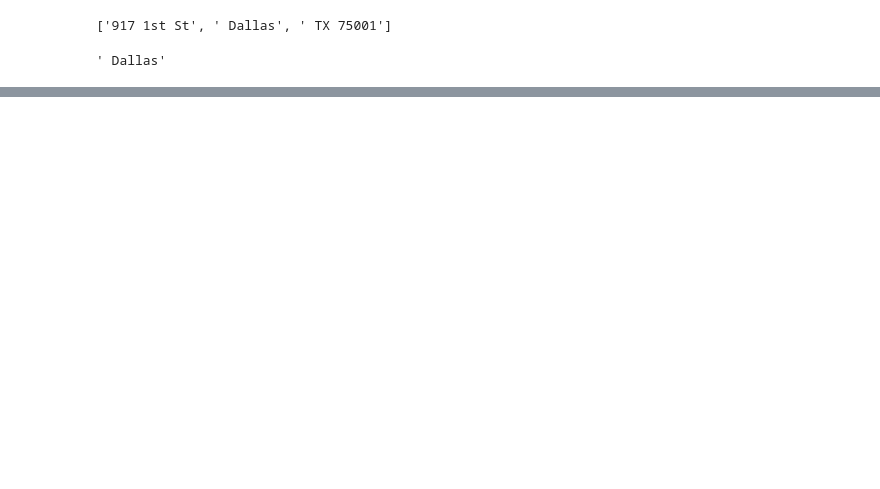
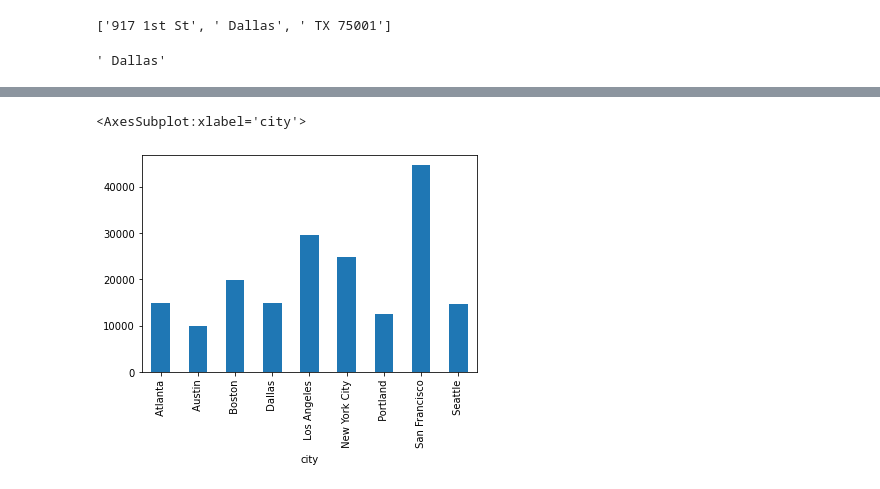
Before and after one commit to sheddyranking/Sales_data_analysis, a Jupyter notebook: sales_analysis.ipynb, the cells around one changed output, grey strips where cells are left out. Cells and saved outputs as stored; diff of their text form; code cells hidden in the pictures; blank space fills up the shorter version.

Commit message:
cities with the highest order

```diff
--- a/sales_analysis.ipynb
+++ b/sales_analysis.ipynb
@@ -254,0 +270,7 @@ all_data.head()
+# %%
+##Visualize
+all_data.groupby('city')['city'].count().plot.bar()
+#plt.savefig('highest_order_city',dpi=300)
+# %% [output]
+<AxesSubplot:xlabel='city'>
+[figure, added]
```
Also changed, not shown: parts of 1 cell of this notebook.
